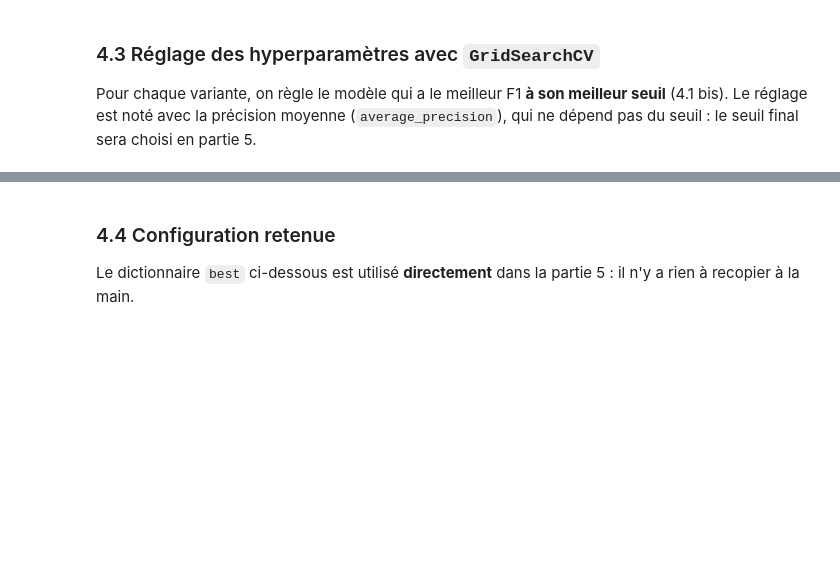
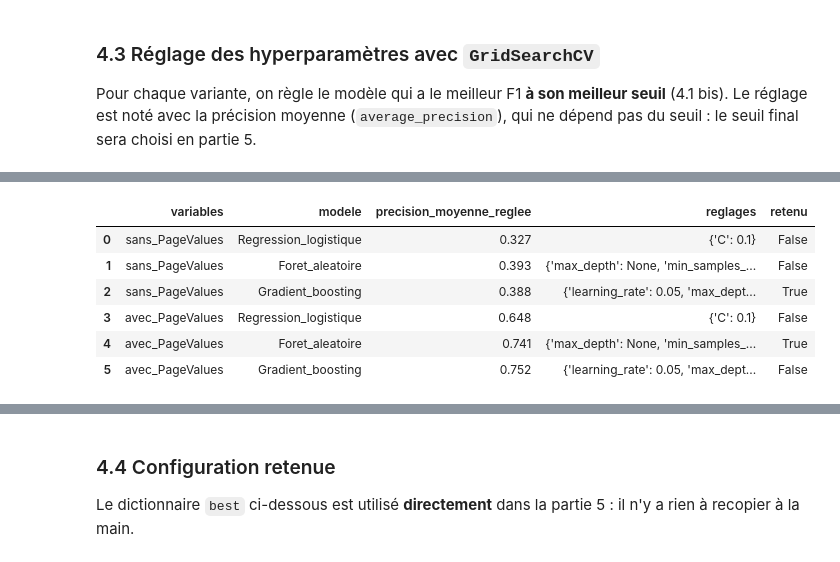
Before and after one commit to khaledmnejja/projet-achat-en-ligne, a Jupyter notebook: notebooks/synora_projet_ml.ipynb, the cells around one changed output, grey strips where cells are left out. Cells and saved outputs as stored; diff of their text form; code cells hidden in the pictures; blank space fills up the shorter version.

```diff
--- a/notebooks/synora_projet_ml.ipynb
+++ b/notebooks/synora_projet_ml.ipynb
@@ -426,0 +634,20 @@ for feature_set in FEATURE_SETS:
+# %%
+controle = []
+for feature_set in FEATURE_SETS:
+    for name in MODELS[1:]:
+        search = GridSearchCV(make_pipeline(name, feature_set), PARAM_GRIDS[name],
+                              scoring="average_precision", cv=CV, n_jobs=-1)
+        search.fit(X_train, y_train)
+        controle.append({"variables": feature_set, "modele": name,
+                         "precision_moyenne_reglee": round(float(search.best_score_), 3),
+                         "reglages": {k.replace("model__", ""): v for k, v in search.best_params_.items()},
+                         "retenu": name == best[feature_set]["model"]})
+display(pd.DataFrame(controle))
+# %% [output]
+|  | variables | modele | precision_moyenne_reglee | reglages | retenu |
+| 0 | sans_PageValues | Regression_logistique | 0.327 | {'C': 0.1} | False |
+| 1 | sans_PageValues | Foret_aleatoire | 0.393 | {'max_depth': None, 'min_samples_... | False |
+| 2 | sans_PageValues | Gradient_boosting | 0.388 | {'learning_rate': 0.05, 'max_dept... | True |
+| 3 | avec_PageValues | Regression_logistique | 0.648 | {'C': 0.1} | False |
+| 4 | avec_PageValues | Foret_aleatoire | 0.741 | {'max_depth': None, 'min_samples_... | True |
+| 5 | avec_PageValues | Gradient_boosting | 0.752 | {'learning_rate': 0.05, 'max_dept... | False |
```
Also changed, not shown: parts of 52 cells of this notebook, 15 other files.
